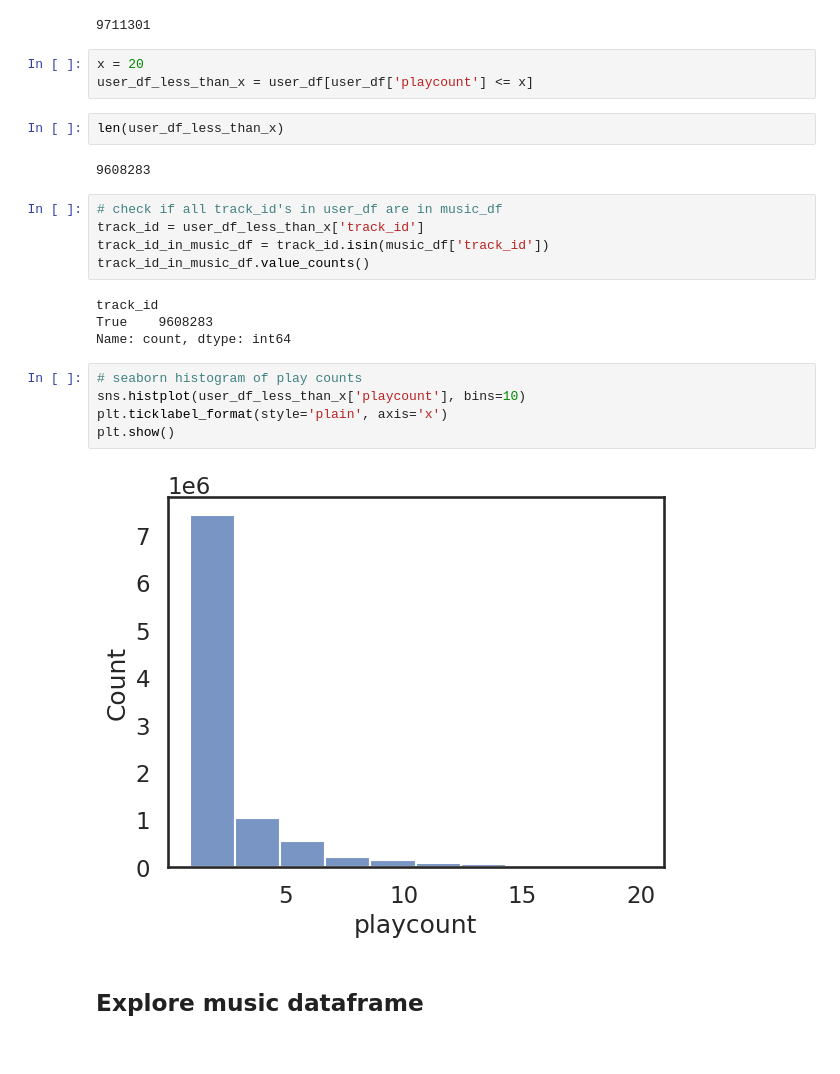
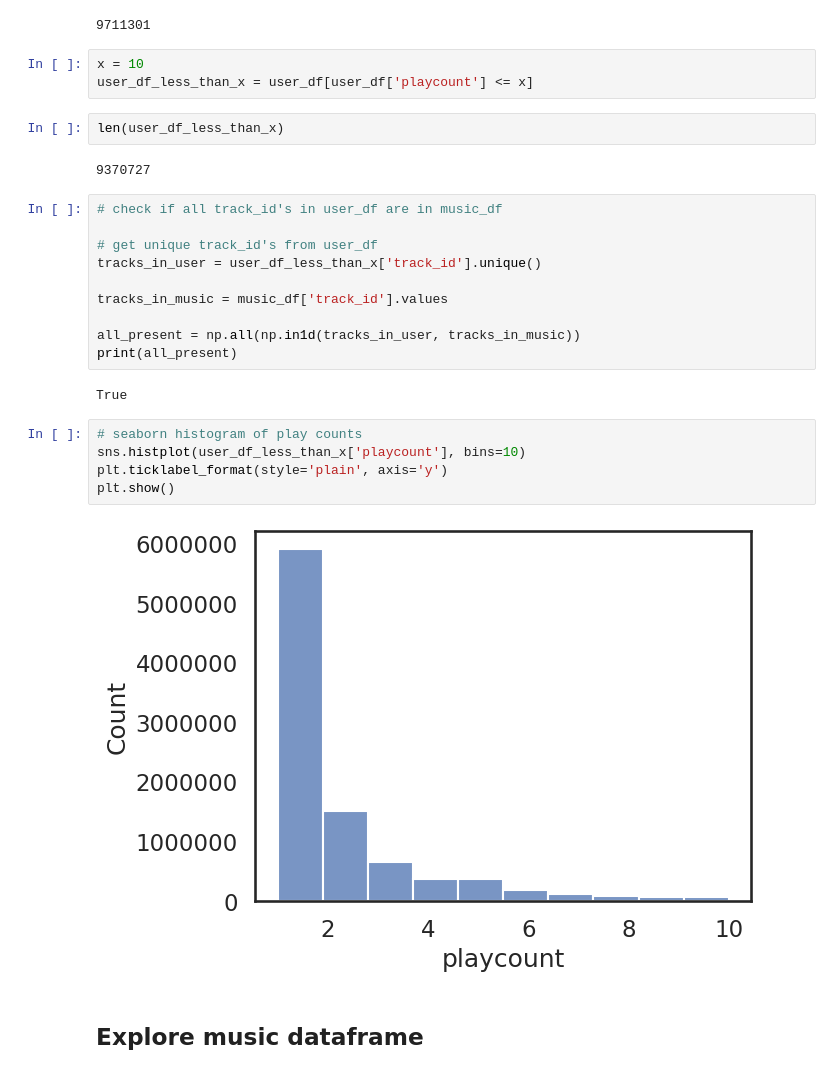
Before and after one commit to iliketurtles83/super-couscous, a Jupyter notebook: 01-analysis.ipynb, the cells around one changed output. Drawn from its saved outputs; the diff is of its cells as text.

```diff
--- a/01-analysis.ipynb
+++ b/01-analysis.ipynb
@@ -55,28 +68,31 @@ len(user_df)
 # %% [output]
 9711301
 # %%
-x = 20
+x = 10
 user_df_less_than_x = user_df[user_df['playcount'] <= x]
 # %%
 len(user_df_less_than_x)
 # %% [output]
-9608283
+9370727
 # %%
 # check if all track_id's in user_df are in music_df
-track_id = user_df_less_than_x['track_id']
-track_id_in_music_df = track_id.isin(music_df['track_id'])
-track_id_in_music_df.value_counts()
+
+# get unique track_id's from user_df
+tracks_in_user = user_df_less_than_x['track_id'].unique()
+
+tracks_in_music = music_df['track_id'].values
+
+all_present = np.all(np.in1d(tracks_in_user, tracks_in_music))
+print(all_present)
 # %% [output]
-track_id
-True    9608283
-Name: count, dtype: int64
+True
 # %%
 # seaborn histogram of play counts
 sns.histplot(user_df_less_than_x['playcount'], bins=10)
-plt.ticklabel_format(style='plain', axis='x')
+plt.ticklabel_format(style='plain', axis='y')
 plt.show()
 # %% [output]
-[figure, old version]
+[figure, new version]
 # %% [markdown]
 ## Explore music dataframe
 # %%
```
Also changed, not shown: parts of 22 cells of this notebook, 4 other files.
